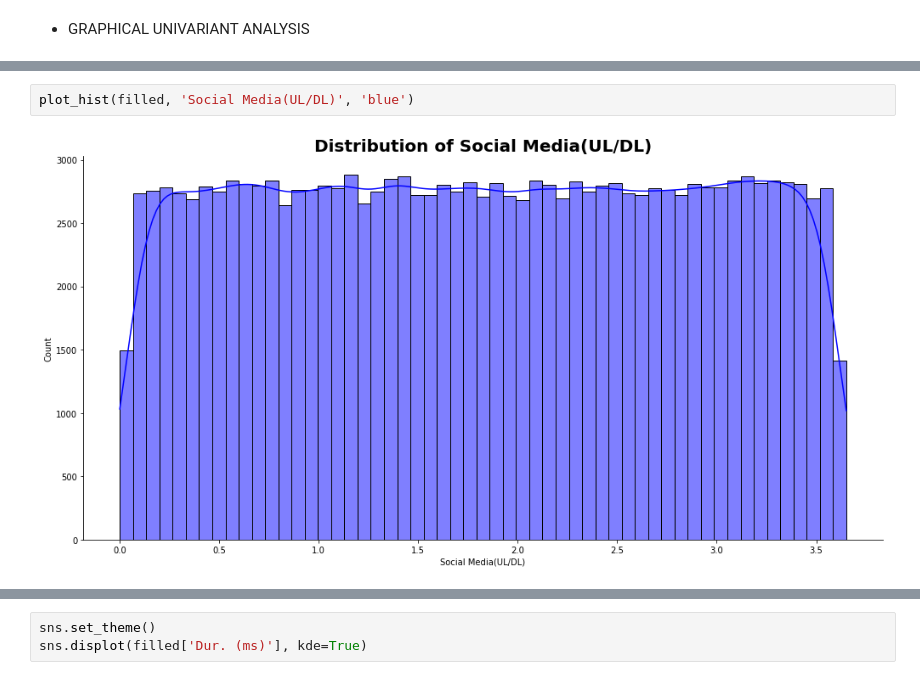
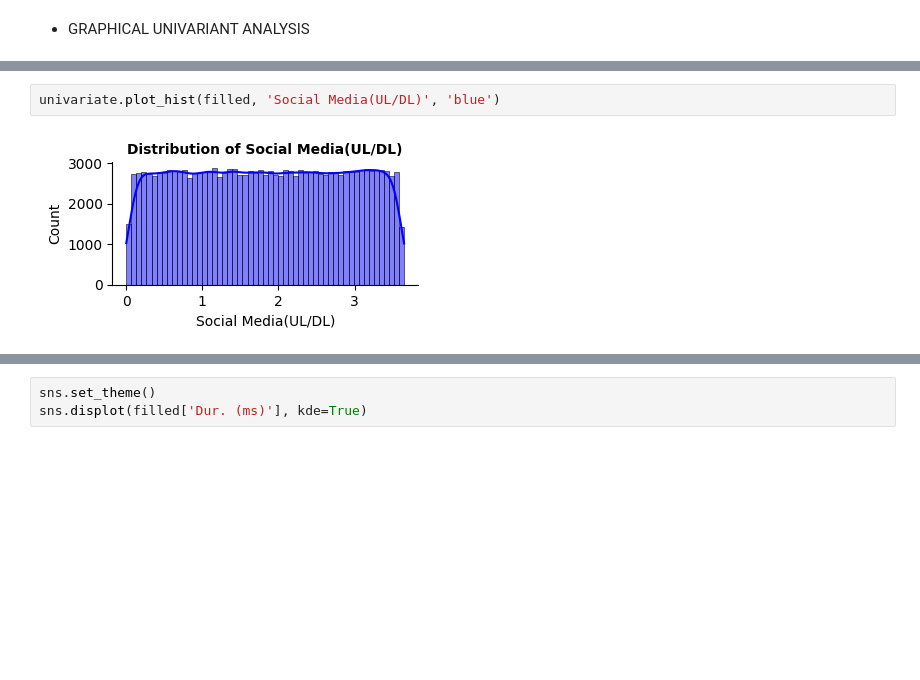
Before and after one commit to sel6/TellCo_Data_Analysis, a Jupyter notebook: notebooks/Data_Explore.ipynb, the cells around one changed output, grey strips where cells are left out. Saved outputs shown, nothing was run; the diff lists cells and outputs as text; blank space fills up the shorter version.

Commit message:
some issue in univariate to be fixed

```diff
--- a/notebooks/Data_Explore.ipynb
+++ b/notebooks/Data_Explore.ipynb
@@ -483,5 +432,5 @@ def plot_scatter(df: pd.DataFrame, x_col: str, y_col: str, title: str) -> None:
 # %%
-plot_hist(filled, 'Social Media(UL/DL)', 'blue')
+univariate.plot_hist(filled, 'Social Media(UL/DL)', 'blue')
 # %% [output]
-[figure, old version]
+[figure, new version]
 # %%
```
Also changed, not shown: parts of 15 cells of this notebook.
